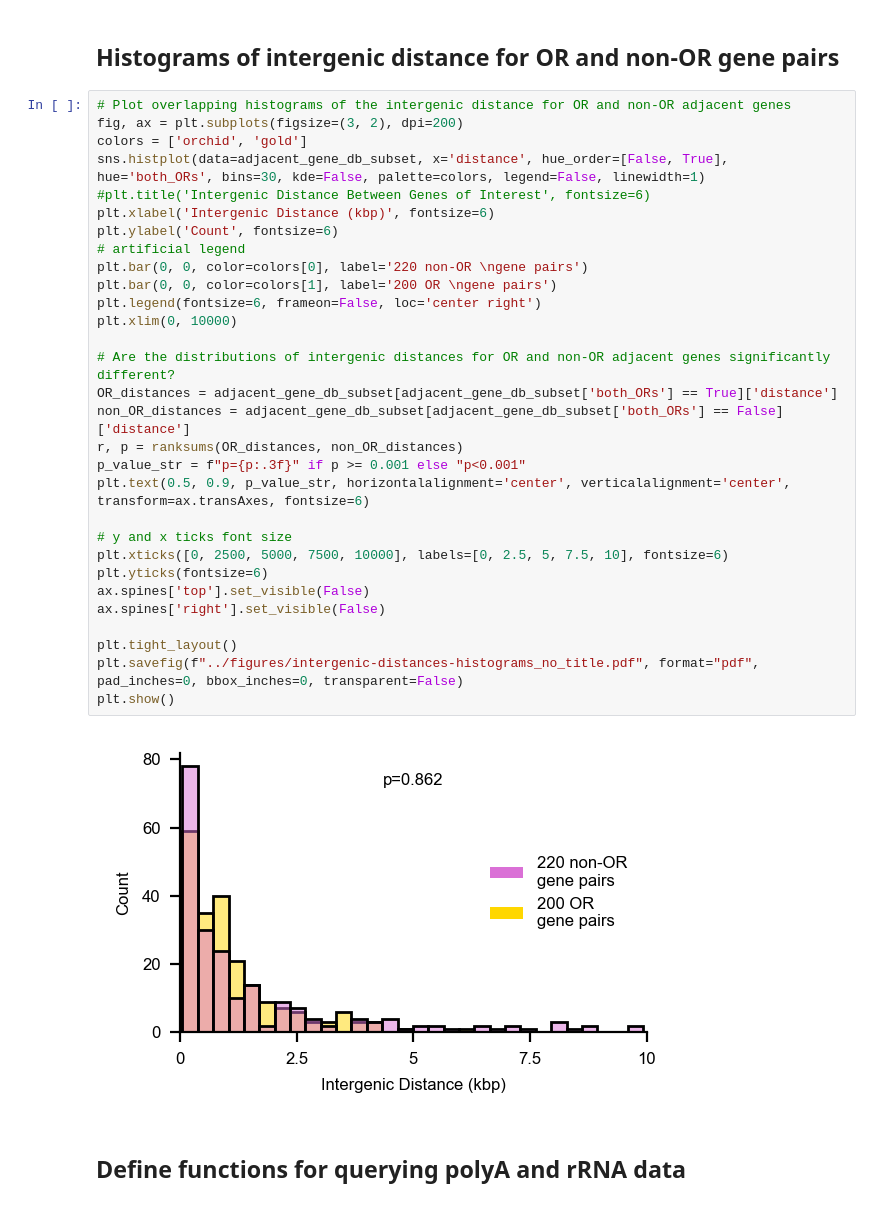
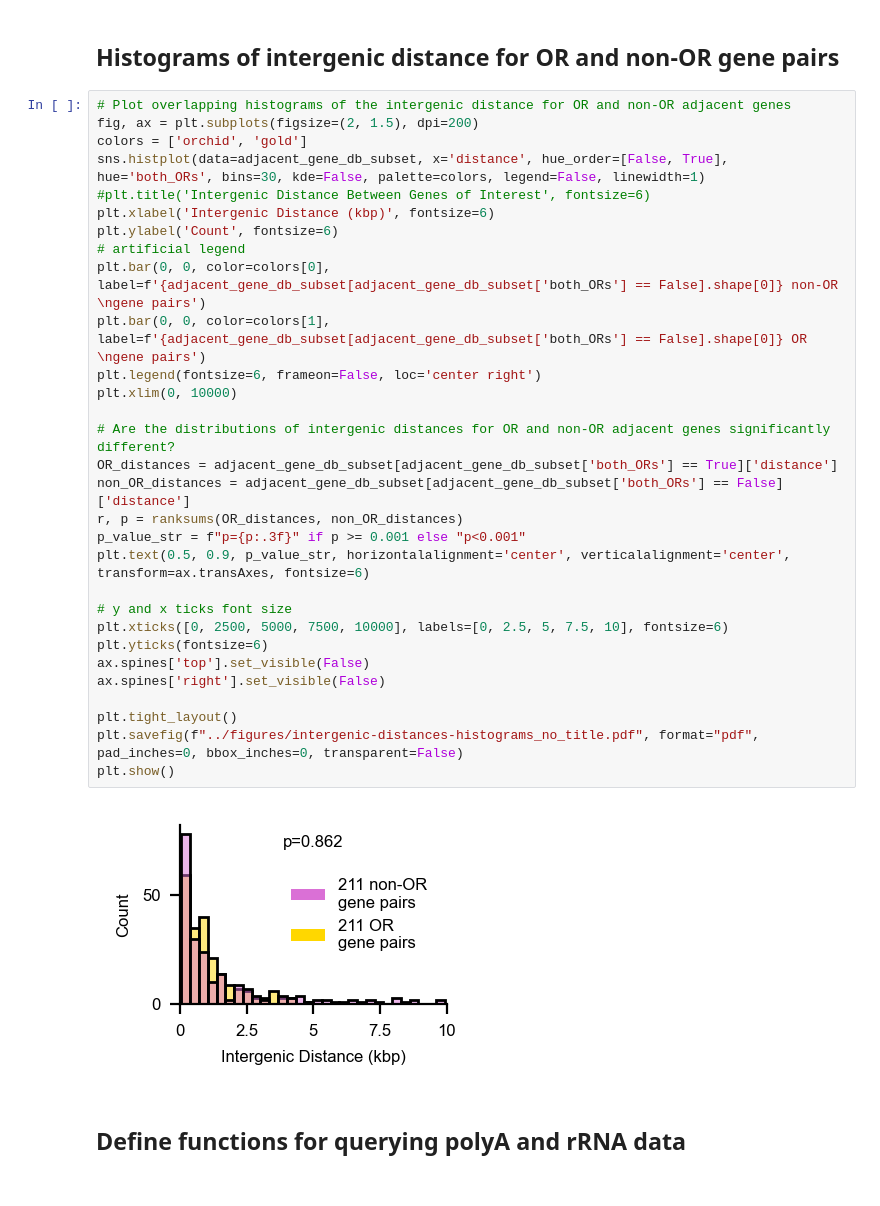
Before and after one commit to Social-Evolution-and-Behavior/Glotzer-Kronauer-2025, a Jupyter notebook: rRNA-depleted-RNA-seq/scripts/rRNA-depleted-analysis-final.ipynb, the cells around one changed output. Drawn from its saved outputs; the diff is of its cells as text.

```diff
--- a/rRNA-depleted-RNA-seq/scripts/rRNA-depleted-analysis-final.ipynb
+++ b/rRNA-depleted-RNA-seq/scripts/rRNA-depleted-analysis-final.ipynb
@@ -250,36 +255,36 @@ plt.show()
 ## Histograms of intergenic distance for OR and non-OR gene pairs
 # %%
 # Plot overlapping histograms of the intergenic distance for OR and non-OR adjacent genes
-fig, ax = plt.subplots(figsize=(3, 2), dpi=200)
+fig, ax = plt.subplots(figsize=(2, 1.5), dpi=200)
 colors = ['orchid', 'gold']
 sns.histplot(data=adjacent_gene_db_subset, x='distance', hue_order=[False, True], hue='both_ORs', bins=30, kde=False, palette=colors, legend=False, linewidth=1)
 #plt.title('Intergenic Distance Between Genes of Interest', fontsize=6)
 plt.xlabel('Intergenic Distance (kbp)', fontsize=6)
 plt.ylabel('Count', fontsize=6)
 # artificial legend
-plt.bar(0, 0, color=colors[0], label='220 non-OR \ngene pairs')
-plt.bar(0, 0, color=colors[1], label='200 OR \ngene pairs')
+plt.bar(0, 0, color=colors[0], label=f'{adjacent_gene_db_subset[adjacent_gene_db_subset['both_ORs'] == False].shape[0]} non-OR \ngene pairs')
+plt.bar(0, 0, color=colors[1], label=f'{adjacent_gene_db_subset[adjacent_gene_db_subset['both_ORs'] == False].shape[0]} OR \ngene pairs')
 plt.legend(fontsize=6, frameon=False, loc='center right')
 plt.xlim(0, 10000)
 
 # Are the distributions of intergenic distances for OR and non-OR adjacent genes significantly different?
 OR_distances = adjacent_gene_db_subset[adjacent_gene_db_subset['both_ORs'] == True]['distance']
 non_OR_distances = adjacent_gene_db_subset[adjacent_gene_db_subset['both_ORs'] == False]['distance']
 r, p = ranksums(OR_distances, non_OR_distances)
 p_value_str = f"p={p:.3f}" if p >= 0.001 else "p<0.001"
 plt.text(0.5, 0.9, p_value_str, horizontalalignment='center', verticalalignment='center', transform=ax.transAxes, fontsize=6)
 
 # y and x ticks font size
 plt.xticks([0, 2500, 5000, 7500, 10000], labels=[0, 2.5, 5, 7.5, 10], fontsize=6)
 plt.yticks(fontsize=6)
 ax.spines['top'].set_visible(False)
 ax.spines['right'].set_visible(False)
 
 plt.tight_layout()
 plt.savefig(f"../figures/intergenic-distances-histograms_no_title.pdf", format="pdf", pad_inches=0, bbox_inches=0, transparent=False)
 plt.show()
 # %% [output]
-[figure, old version]
+[figure, new version]
 # %% [markdown]
 ## Define functions for querying polyA and rRNA data
 # %%
```
Also changed, not shown: parts of 6 cells of this notebook, 3 other files.
